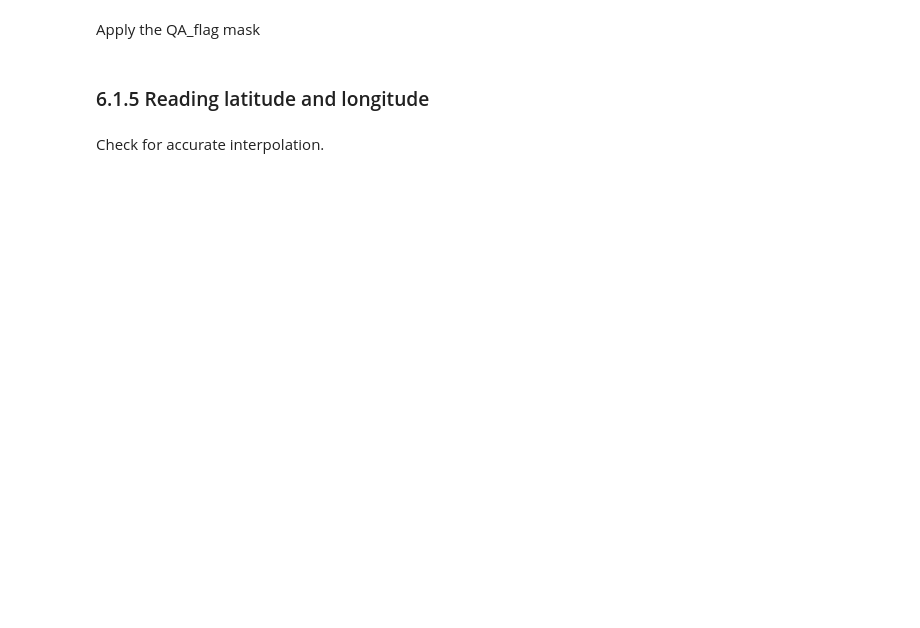
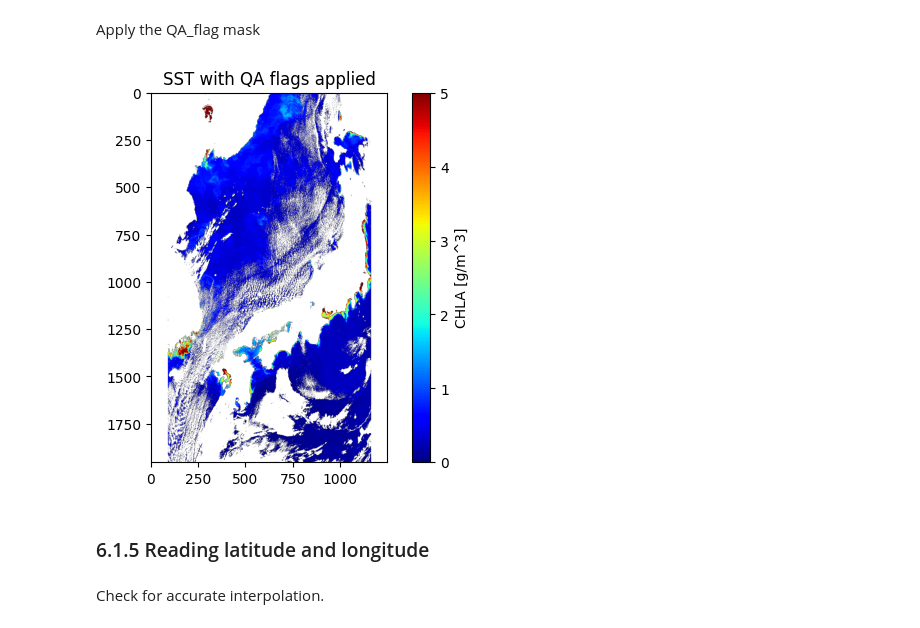
Before and after one commit to tnakayama0717/KJWOC_2024, a Jupyter notebook: map_projection.ipynb, the cells around one changed output. Saved outputs shown, nothing was run; the diff lists cells and outputs as text; code cells hidden in the pictures; blank space fills up the shorter version.

```diff
--- a/map_projection.ipynb
+++ b/map_projection.ipynb
@@ -439,37 +557,33 @@ Apply the QA_flag mask
 # %%
 with h5py.File(SGLI_FNAME, 'r') as file:
 
-    # Read QA_flag
-    QA_flag = file['/Image_data/QA_flag']
+    # Read QA_flag and cast to uint16
+    QA_flag = file['/Image_data/QA_flag'][:].astype(np.uint16)
 
-    bit00 = np.bitwise_and(QA_flag, 2**1, dtype=np.uint16)
-    bit01 = np.bitwise_and(QA_flag, 2**2, dtype=np.uint16)
-    bit02 = np.bitwise_and(QA_flag, 2**3, dtype=np.uint16)
-    bit03 = np.bitwise_and(QA_flag, 2**4, dtype=np.uint16)
-    bit04 = np.bitwise_and(QA_flag, 2**5, dtype=np.uint16)
-    bit05 = np.bitwise_and(QA_flag, 2**6, dtype=np.uint16)
-    bit06 = np.bitwise_and(QA_flag, 2**7, dtype=np.uint16)
-    bit07 = np.bitwise_and(QA_flag, 2**8, dtype=np.uint16)
-    bit08 = np.bitwise_and(QA_flag, 2**9, dtype=np.uint16)
-    bit09 = np.bitwise_and(QA_flag, 2**10, dtype=np.uint16)
-    bit10 = np.bitwise_and(QA_flag, 2**11, dtype=np.uint16)
-    bit11 = np.bitwise_and(QA_flag, 2**12, dtype=np.uint16)
-    bit12 = np.bitwise_and(QA_flag, 2**13, dtype=np.uint16)
-    bit13 = np.bitwise_and(QA_flag, 2**14, dtype=np.uint16)
-    bit14 = np.bitwise_and(QA_flag, 2**15, dtype=np.uint16)
-    bit15 = np.bitwise_and(QA_flag, 2**16, dtype=np.uint16)
+    # Extract bits safely (0〜15bit)
+    bits = [(QA_flag & (1 << i)) for i in range(16)]
 
-    #mask = np.logical_or.reduce([bit00,bit01,bit02,bit03,bit06,bit08,bit09,bit10])
-    mask = np.logical_or.reduce([bit00,bit01])
+    # If you want to use different names (optional)
+    bit00, bit01, bit02, bit03, bit04, bit05, bit06, bit07, \
+    bit08, bit09, bit10, bit11, bit12, bit13, bit14, bit15 = bits
+
+    # Create a QA mask (exclude the parts where bit 0 and bit 1 are set)
+    mask = np.logical_or.reduce([
+        bit00 != 0,
+        bit01 != 0
+        # Add bit02 to bit15 as needed
+    ])
     # Apply QA_flag mask
     SGLI_Data1[mask] = np.nan
 
     # Plotting with reliability mask
     fig, ax = plt.subplots()
     plt.imshow(SGLI_Data1, cmap='jet', vmin=0, vmax=5)
     ax.set_title("SST with QA flags applied")
     plt.colorbar(label='CHLA [g/m^3]')
     plt.show()
+# %% [output]
+[figure, added]
 # %% [markdown]
 ### 6.1.5 Reading latitude and longitude
 # %%
```
Also changed, not shown: parts of 30 cells of this notebook.
